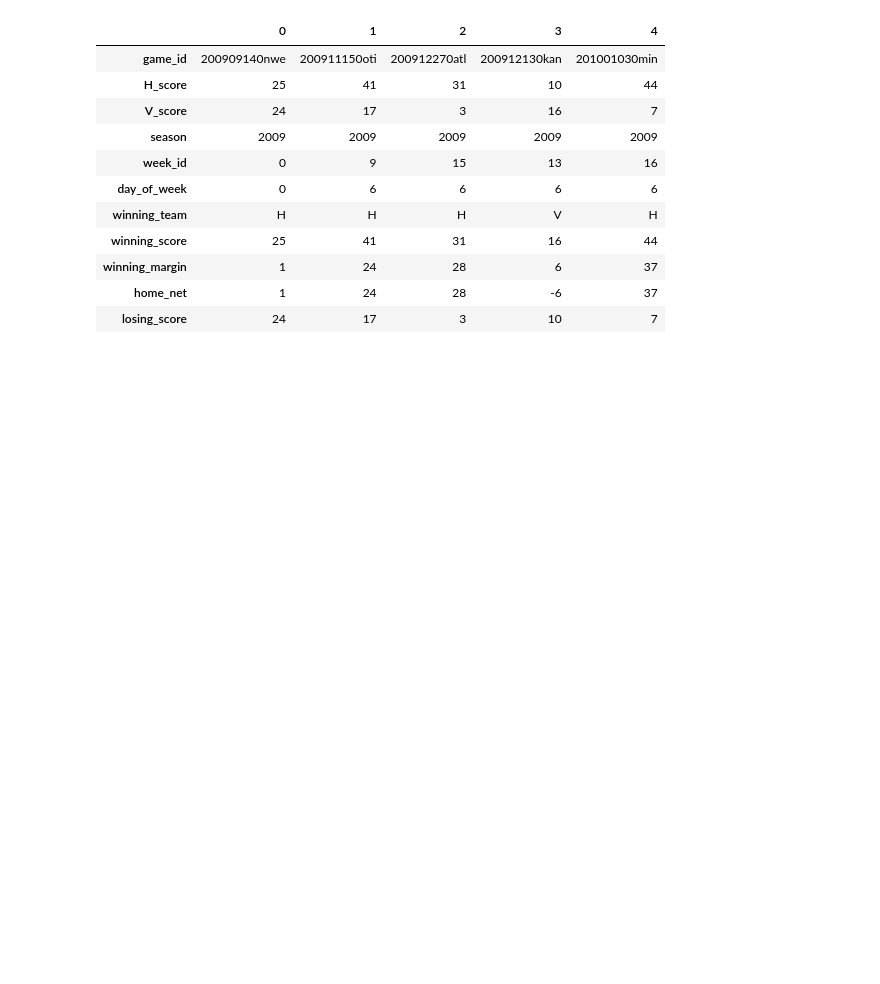
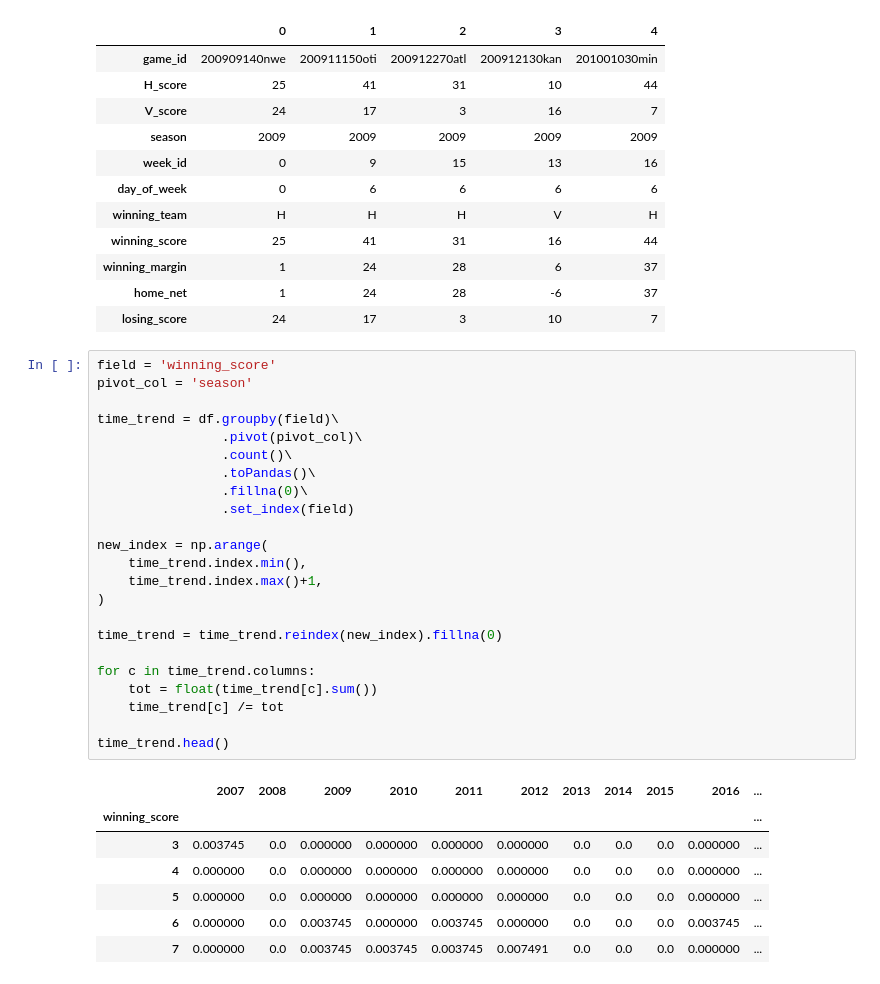
Before and after one commit to joshplotkin/modeling-football-outcomes-2019, a Jupyter notebook: public02_label.ipynb, the cells around one changed output. Drawn from its saved outputs; the diff is of its cells as text; blank space fills up the shorter version.

```diff
--- a/public02_label.ipynb
+++ b/public02_label.ipynb
@@ -273,3 +273,34 @@ df.limit(5).toPandas().T
 | winning_margin | 1 | 24 | 28 | 6 | 37 |
 | home_net | 1 | 24 | 28 | -6 | 37 |
 | losing_score | 24 | 17 | 3 | 10 | 7 |
+# %%
+field = 'winning_score'
+pivot_col = 'season'
+
+time_trend = df.groupby(field)\
+                .pivot(pivot_col)\
+                .count()\
+                .toPandas()\
+                .fillna(0)\
+                .set_index(field)
+
+new_index = np.arange(
+    time_trend.index.min(),
+    time_trend.index.max()+1,
+)
+
+time_trend = time_trend.reindex(new_index).fillna(0)
+
+for c in time_trend.columns:
+    tot = float(time_trend[c].sum())
+    time_trend[c] /= tot
+
+time_trend.head()
+# %% [output]
+|  | 2007 | 2008 | 2009 | 2010 | 2011 | 2012 | 2013 | 2014 | 2015 | 2016 | ... |
+| winning_score |  |  |  |  |  |  |  |  |  |  | ... |
+| 3 | 0.003745 | 0.0 | 0.000000 | 0.000000 | 0.000000 | 0.000000 | 0.0 | 0.0 | 0.0 | 0.000000 | ... |
+| 4 | 0.000000 | 0.0 | 0.000000 | 0.000000 | 0.000000 | 0.000000 | 0.0 | 0.0 | 0.0 | 0.000000 | ... |
+| 5 | 0.000000 | 0.0 | 0.000000 | 0.000000 | 0.000000 | 0.000000 | 0.0 | 0.0 | 0.0 | 0.000000 | ... |
+| 6 | 0.000000 | 0.0 | 0.003745 | 0.000000 | 0.003745 | 0.000000 | 0.0 | 0.0 | 0.0 | 0.003745 | ... |
+| 7 | 0.000000 | 0.0 | 0.003745 | 0.003745 | 0.003745 | 0.007491 | 0.0 | 0.0 | 0.0 | 0.000000 | ... |
```
Also changed, not shown: parts of 2 cells of this notebook.
